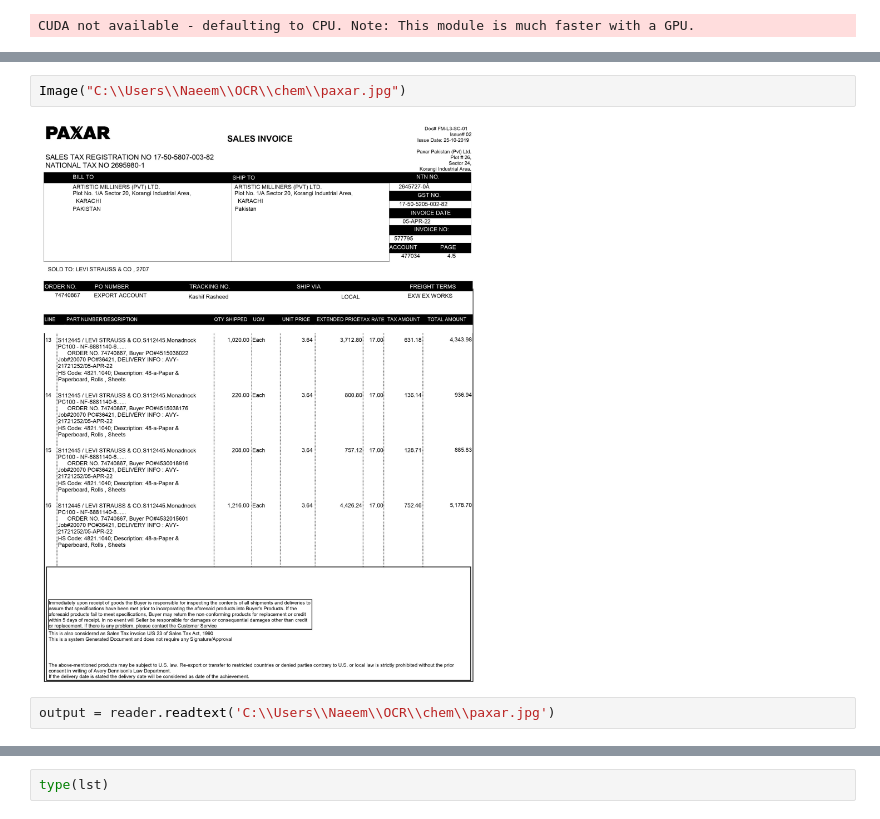
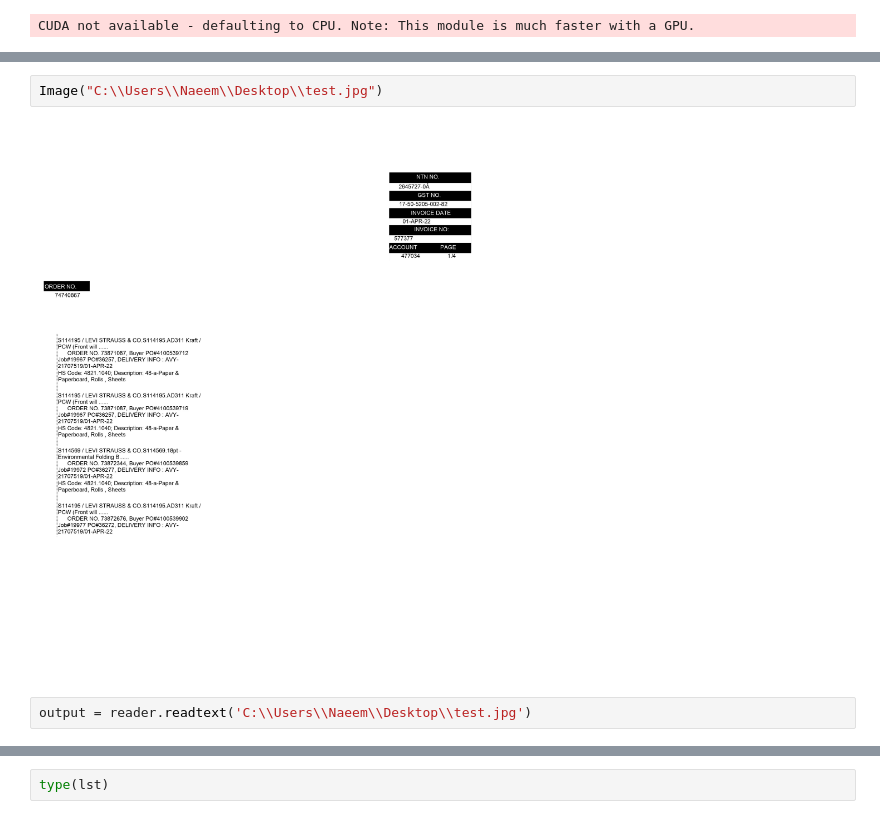
Before and after one commit to Mehmaam99/Data-Analyst, a Jupyter notebook: Final_OCR.ipynb, the cells around one changed output, grey strips where cells are left out. Saved outputs shown, nothing was run; the diff lists cells and outputs as text.

```diff
--- a/Final_OCR.ipynb
+++ b/Final_OCR.ipynb
@@ -29,6 +33,6 @@ CUDA not available - defaulting to CPU. Note: This module is much faster with a
 # %%
-Image("C:\\Users\\Naeem\\OCR\\chem\\paxar.jpg")
+Image("C:\\Users\\Naeem\\Desktop\\test.jpg")
 # %% [output]
-[figure, old version]
+[figure, new version]
 # %%
-output = reader.readtext('C:\\Users\\Naeem\\OCR\\chem\\paxar.jpg')
+output = reader.readtext('C:\\Users\\Naeem\\Desktop\\test.jpg')
```
Also changed, not shown: parts of 17 cells of this notebook.
